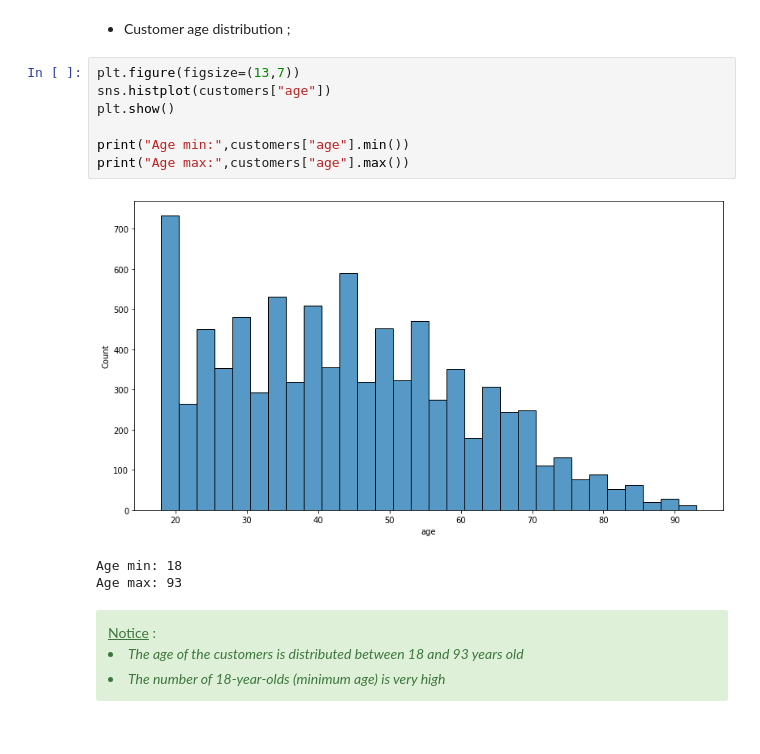
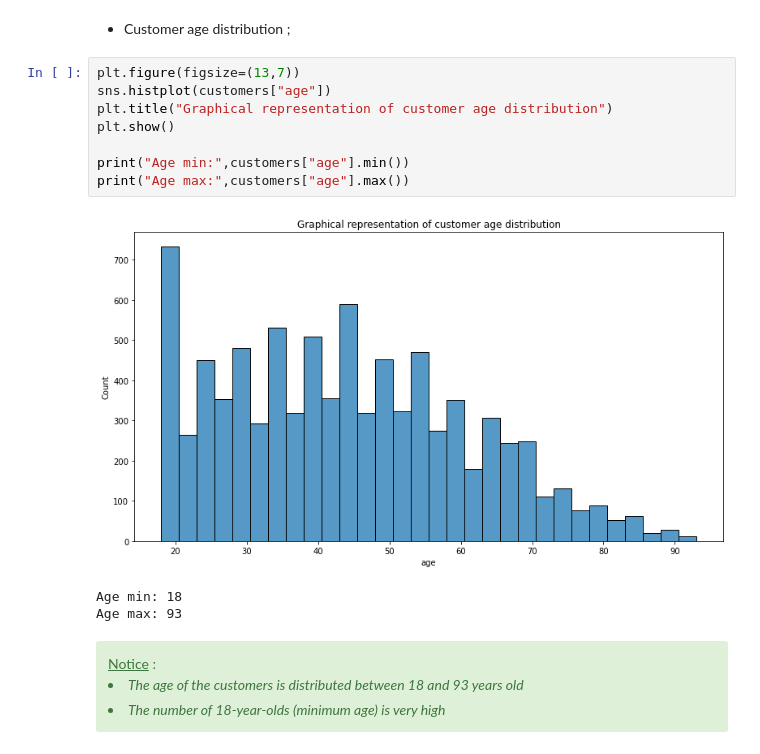
Before and after one commit to donia-nefiz/Analyze-bookstore-sales-with-Python, a Jupyter notebook: Analyze-bookstore-sales-with-Python.ipynb, the cells around one changed output. Saved outputs shown, nothing was run; the diff lists cells and outputs as text.

```diff
--- a/Analyze-bookstore-sales-with-Python.ipynb
+++ b/Analyze-bookstore-sales-with-Python.ipynb
@@ -141,12 +141,13 @@ customers.head()
 # %%
 plt.figure(figsize=(13,7))
 sns.histplot(customers["age"])
+plt.title("Graphical representation of customer age distribution")
 plt.show()
 
 print("Age min:",customers["age"].min())
 print("Age max:",customers["age"].max())
 # %% [output]
-[figure, old version]
+[figure, new version]
 Age min: 18
 Age max: 93
 # %% [markdown]
```
Also changed, not shown: parts of 17 cells of this notebook.
